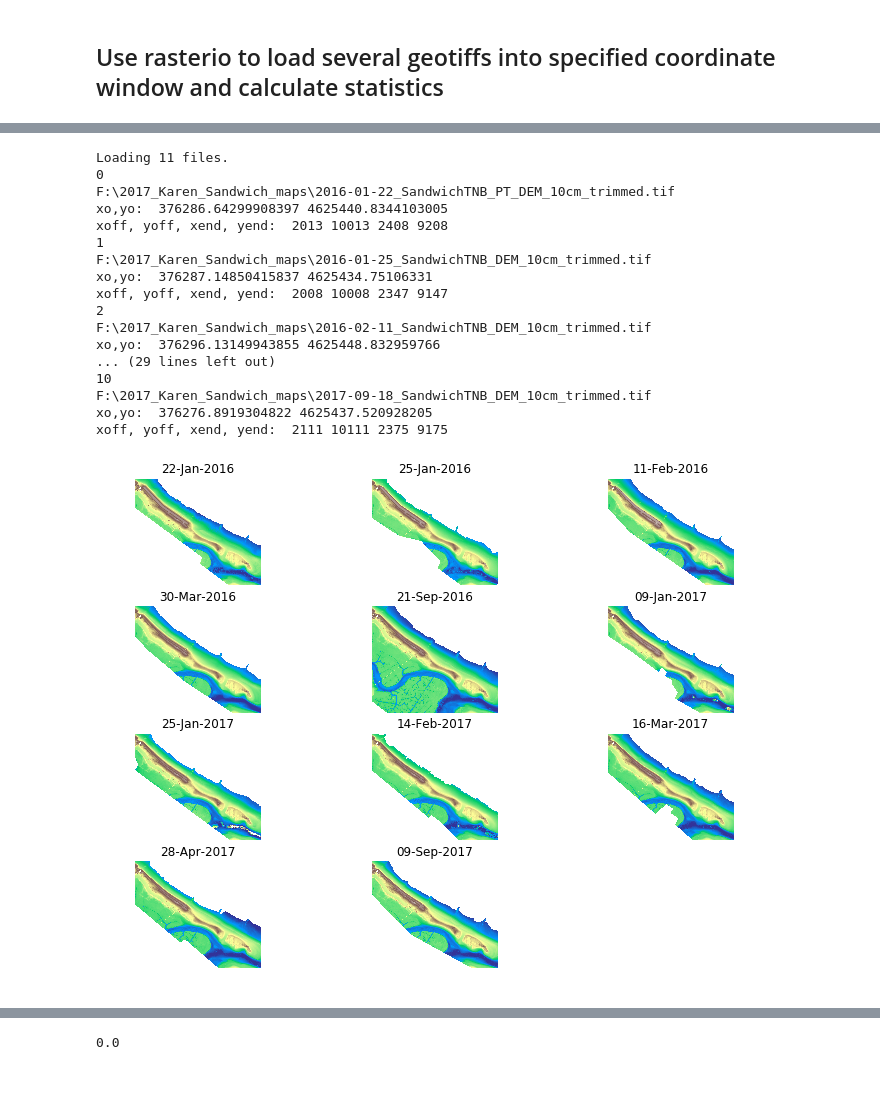
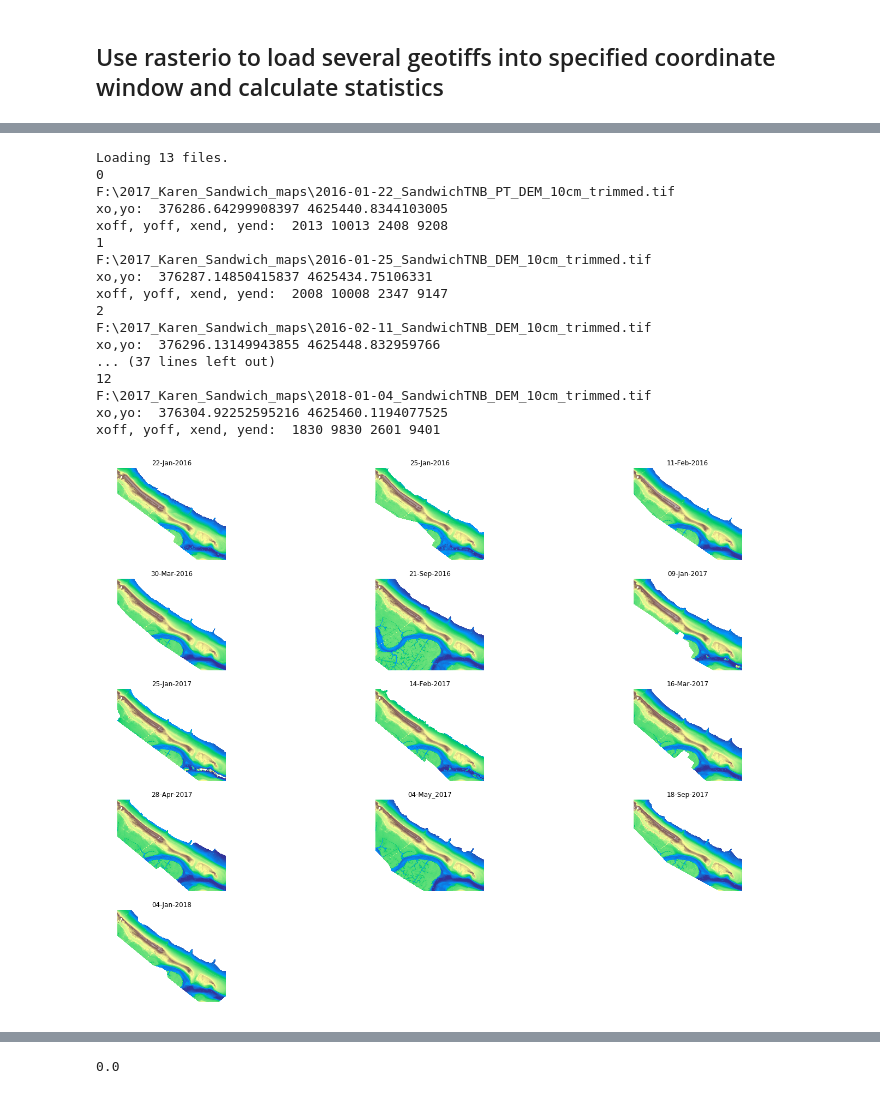
Before and after one commit to csherwood-usgs/Raster_calcs, a Jupyter notebook: Calc_Sandwich_Variance.ipynb, the cells around one changed output, grey strips where cells are left out. Drawn from its saved outputs; the diff is of its cells as text; code cells hidden in the pictures.

Commit message:
sandwich variance calcs done?

```diff
--- a/Calc_Sandwich_Variance.ipynb
+++ b/Calc_Sandwich_Variance.ipynb
@@ -21,20 +24,23 @@ fnames = (\
 "2017-02-14_SandwichTNB_DEM_10cm_trimmed.tif",\
 "2017-03-16_SandwichTNB_DEM_10cm_trimmed.tif",\
 "2017-04-28_SandwichTNB_DEM_10cm_trimmed.tif",\
-"2017-09-18_SandwichTNB_DEM_10cm_trimmed.tif"\
+"2017-05-04_SandwichTNB_DEM_10cm_trimmed.tif",\
+"2017-09-18_SandwichTNB_DEM_10cm_trimmed.tif",\
+"2018-01-04_SandwichTNB_DEM_10cm_trimmed.tif"\
 )
+# list of dates for use as titles / column headers
 titles = ([\
          "22-Jan-2016",\
          "25-Jan-2016",\
          "11-Feb-2016",\
          "30-Mar-2016",\
          "21-Sep-2016",\
-          "09-Jan-2017",\
-          "25-Jan-2017",\
-          "14-Feb-2017",\
-          "16-Mar-2017",\
-          "28-Apr-2017",\
-          "09-Sep-2017"]
+         "09-Jan-2017",\
+         "25-Jan-2017",\
+         "14-Feb-2017",\
+         "16-Mar-2017",\
+         "28-Apr-2017",\
+         "04-May_2017",\
+         "18-Sep-2017",\
+         "04-Jan-2018"]
          )
-print(fnames)
-print(len(fnames))
@@ -59,7 +63,7 @@ xsize, ysize = 8000, 6800
 zw = np.zeros((nf,ysize,xsize))
 
 # declare a plot size
-plt.subplots(figsize=(12,9))
+plt.subplots(figsize=(24,18))
 
 # loop through the list of files
 for i in range(nf):
@@ -74,41 +78,42 @@ for i in range(nf):
         xy = ~src.transform*(e0, n0)
         xoff, yoff = int(xy[0]), int(xy[1])
         print("xoff, yoff, xend, yend: ",xoff, xoff+xsize, yoff, yoff+ysize)
         src.close()
 
     # reopen and read band 1 (elevation...only band in these files) into specifed window
     with rasterio.open(fdir+fnames[i]) as src:
         # load into temporary 2d array
         # note the x,y switch: syntax for window=((row_start, row_stop)(col_start, col_stop)
         zt = src.read(1, window=((yoff,yoff+ysize),(xoff,xoff+xsize)))
+
         zt[zt<=-99]=np.nan
         # copy 2d array into slab of 3d array
         zw[i::]=zt
 
         # small plots of elevation
-        plt.subplot(4,3,i+1);plt.axis('off');plt.imshow(zt,cmap=plt.cm.terrain,vmin=-2,vmax=8)
+        plt.subplot(5,3,i+1);plt.axis('off');plt.imshow(zt,cmap=plt.cm.terrain,vmin=-2,vmax=8)
         plt.title(titles[i])
         src.close()
         plt.savefig('time_series.png')
 # %% [output]
-Loading 11 files.
+Loading 13 files.
 0
 F:\2017_Karen_Sandwich_maps\2016-01-22_SandwichTNB_PT_DEM_10cm_trimmed.tif
 xo,yo:  376286.64299908397 4625440.8344103005
 xoff, yoff, xend, yend:  2013 10013 2408 9208
 1
 F:\2017_Karen_Sandwich_maps\2016-01-25_SandwichTNB_DEM_10cm_trimmed.tif
 xo,yo:  376287.14850415837 4625434.75106331
 xoff, yoff, xend, yend:  2008 10008 2347 9147
 2
 F:\2017_Karen_Sandwich_maps\2016-02-11_SandwichTNB_DEM_10cm_trimmed.tif
 xo,yo:  376296.13149943855 4625448.832959766
-... (29 lines left out)
-10
-F:\2017_Karen_Sandwich_maps\2017-09-18_SandwichTNB_DEM_10cm_trimmed.tif
-xo,yo:  376276.8919304822 4625437.520928205
-xoff, yoff, xend, yend:  2111 10111 2375 9175
+... (37 lines left out)
+12
+F:\2017_Karen_Sandwich_maps\2018-01-04_SandwichTNB_DEM_10cm_trimmed.tif
+xo,yo:  376304.92252595216 4625460.1194077525
+xoff, yoff, xend, yend:  1830 9830 2601 9401
-[figure, old version]
+[figure, new version]
 # %%
 # Calculate mean and std. dev. of maps. Could do any numpy array statistics here, with or without NaNs
 zmean = np.mean(zw,0)
```
Also changed, not shown: parts of 17 cells of this notebook, 3 other files.
